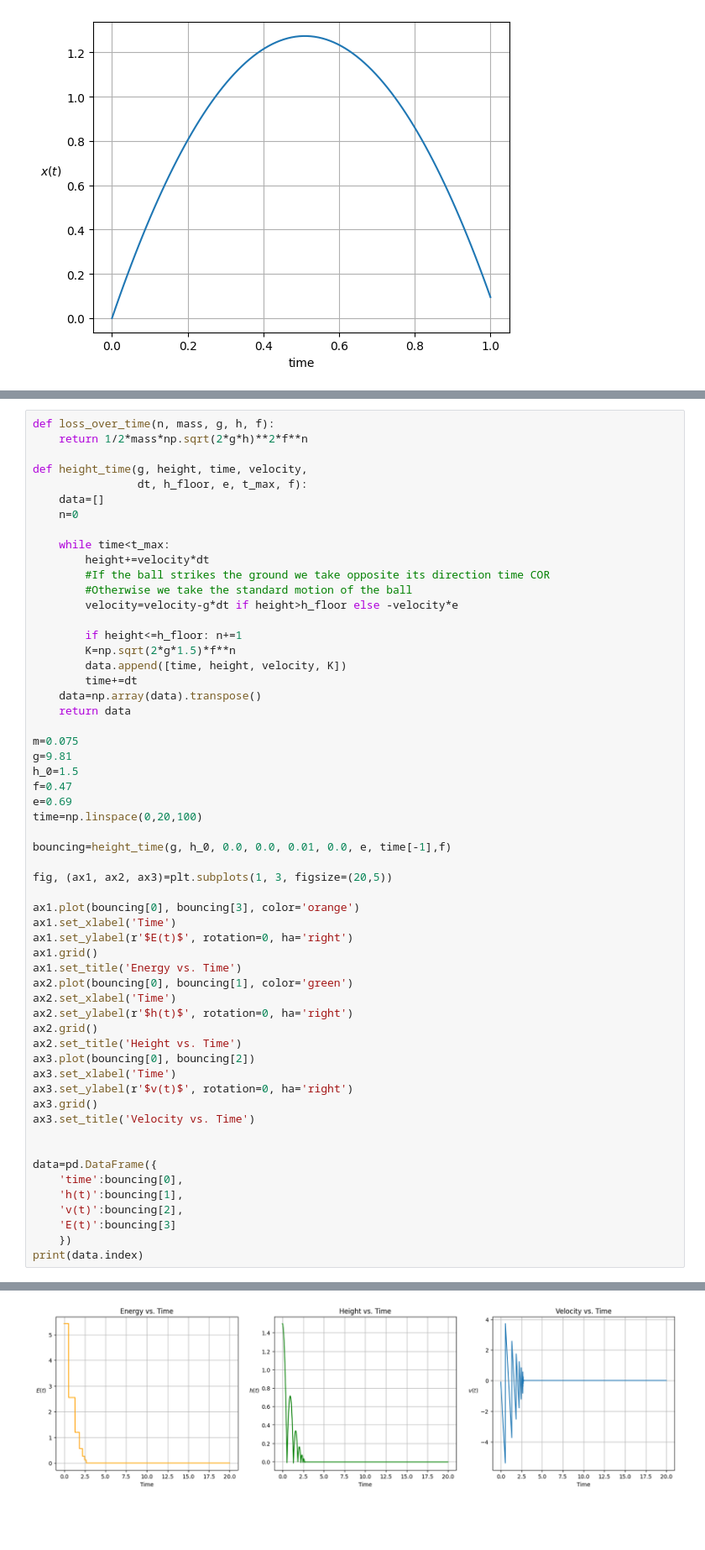
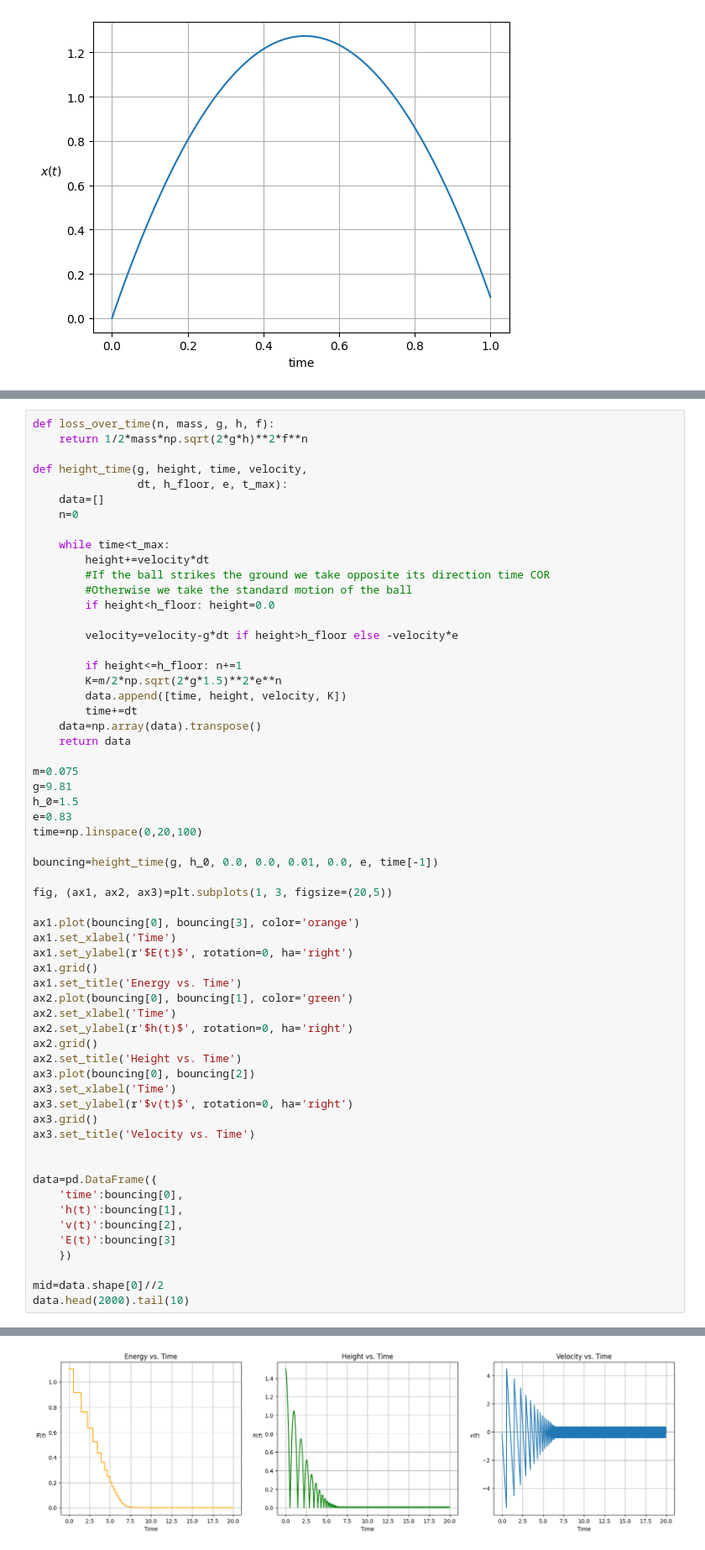
Before and after one commit to FatAnorexic/Math-and-Physics, a Jupyter notebook: physics/problem_set_solutions/bouncing_ball.ipynb, the cells around one changed output, grey strips where cells are left out. Shown at 84% size. Drawn from its saved outputs; the diff is of its cells as text; blank space fills up the shorter version.

Commit message:
Finish problem on bouncing balls

```diff
--- a/physics/problem_set_solutions/bouncing_ball.ipynb
+++ b/physics/problem_set_solutions/bouncing_ball.ipynb
@@ -133,7 +135,7 @@ def loss_over_time(n, mass, g, h, f):
     return 1/2*mass*np.sqrt(2*g*h)**2*f**n
 
 def height_time(g, height, time, velocity,
-                dt, h_floor, e, t_max, f):
+                dt, h_floor, e, t_max):
     data=[]
     n=0
 
@@ -141,10 +143,12 @@ def height_time(g, height, time, velocity,
         height+=velocity*dt
         #If the ball strikes the ground we take opposite its direction time COR
         #Otherwise we take the standard motion of the ball
+        if height<h_floor: height=0.0
+
         velocity=velocity-g*dt if height>h_floor else -velocity*e
 
         if height<=h_floor: n+=1
-        K=np.sqrt(2*g*1.5)*f**n
+        K=m/2*np.sqrt(2*g*1.5)**2*e**n
         data.append([time, height, velocity, K])
         time+=dt
     data=np.array(data).transpose()
@@ -153,11 +157,10 @@ def height_time(g, height, time, velocity,
 m=0.075
 g=9.81
 h_0=1.5
-f=0.47
-e=0.69
+e=0.83
 time=np.linspace(0,20,100)
 
-bouncing=height_time(g, h_0, 0.0, 0.0, 0.01, 0.0, e, time[-1],f)
+bouncing=height_time(g, h_0, 0.0, 0.0, 0.01, 0.0, e, time[-1])
 
 fig, (ax1, ax2, ax3)=plt.subplots(1, 3, figsize=(20,5))
 
@@ -184,5 +187,7 @@ data=pd.DataFrame({
     'v(t)':bouncing[2],
     'E(t)':bouncing[3]
     })
-print(data.index)
+
+mid=data.shape[0]//2
+data.head(2000).tail(10)
 # %% [output]
@@ -190 +205 @@ RangeIndex(start=0, stop=2000, step=1)
-[figure, old version]
+[figure, new version]
```
Also changed, not shown: parts of 4 cells of this notebook.
